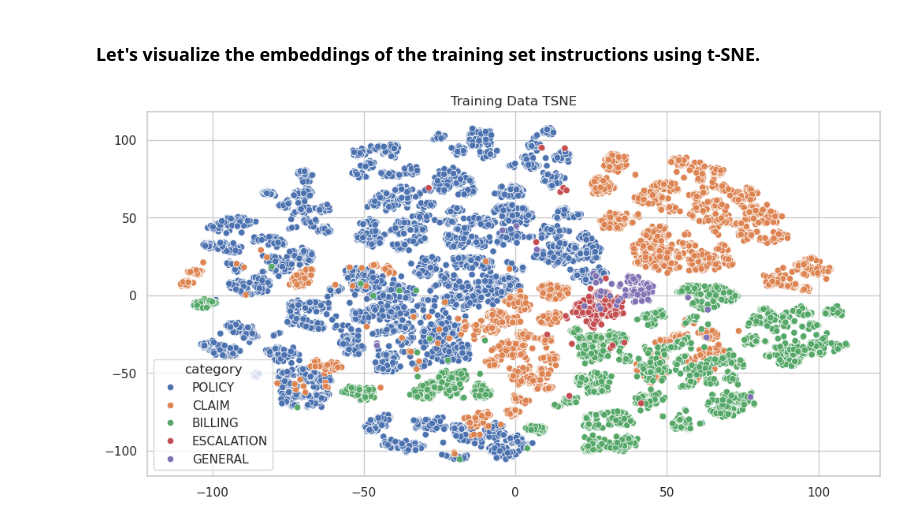
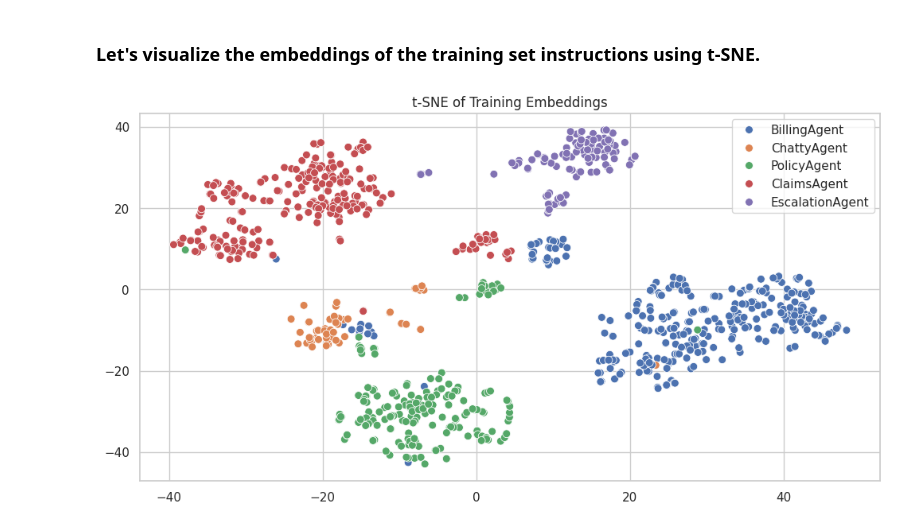
Before and after one commit to eggai-tech/EggAI, a Jupyter notebook: examples/multi_agent_human_chat/agents/triage/notebooks/exploratory_data_analysis.ipynb, the cells around one changed output. Cells and saved outputs as stored; diff of their text form; code cells hidden in the pictures.

Commit message:
add  triage-training-proofread.jsonl dataset; update exploratory_data_analysis.ipynb and README

```diff
--- a/examples/multi_agent_human_chat/agents/triage/notebooks/exploratory_data_analysis.ipynb
+++ b/examples/multi_agent_human_chat/agents/triage/notebooks/exploratory_data_analysis.ipynb
@@ -5,7 +5,24 @@ import seaborn as sns
+# %%
+# create helper function to load the data from jsonl files
+def load_jsonl(file_path: str) -> list[dict]:
+    """
+    Load a jsonl file and return a list of dictionaries.
+    """
+    data = []
+    with open(file_path, "r") as f:
+        for line in f:
+            item = json.loads(line)
+            # keep only the "conversation" and "target_agent" fields
+            item = {
+                "conversation": item["conversation"],
+                "target_agent": item["target_agent"]
+            }
+            data.append(item)
+    return data
 # %%
 # load the training and testing data
-train_dataset = pd.read_csv("../data_sets/bitext/triage-train-dataset.csv")
-test_dataset = pd.read_csv("../data_sets/bitext/triage-test-dataset.csv")
+train_dataset = load_jsonl("../data_sets/triage-training-proofread.jsonl")
+test_dataset = load_jsonl("../data_sets/triage-testing.jsonl")
 # %%
 # plot training data distribution
 sns.set(style="whitegrid")
@@ -37,7 +58,7 @@ Let's use the SentenceTransformer model [Sentence-BERT: Sentence Embeddings usin
 from sentence_transformers import SentenceTransformer
 
 model = SentenceTransformer("all-MiniLM-L12-v2")
-train_embeddings = model.encode(train_dataset["instruction"].values)
+train_embeddings = model.encode([item["conversation"] for item in train_dataset])
 # %%
 print(train_embeddings.shape)
 # %% [output]
@@ -60,10 +81,9 @@ train_tsne = tsne.fit_transform(train_embeddings)
 # %%
 # plot tsne of the training embeddings together with the categories
 plt.figure(figsize=(12, 6))
-sns.scatterplot(x=train_tsne[:, 0], y=train_tsne[:, 1], hue=train_dataset["category"])
-plt.title("Training Data TSNE")
-#plt.show()
+sns.scatterplot(x=train_tsne[:, 0], y=train_tsne[:, 1], hue=[item["target_agent"] for item in train_dataset], s=50)
+plt.title("t-SNE of Training Embeddings")
 # save the plot
-plt.savefig("training_data_tsne.png", dpi=300)
+# plt.savefig("train_tsne.png", bbox_inches="tight")
 # %% [output]
-[figure, old version]
+[figure, new version]
```
Also changed, not shown: parts of 13 cells of this notebook, 3 other files.
